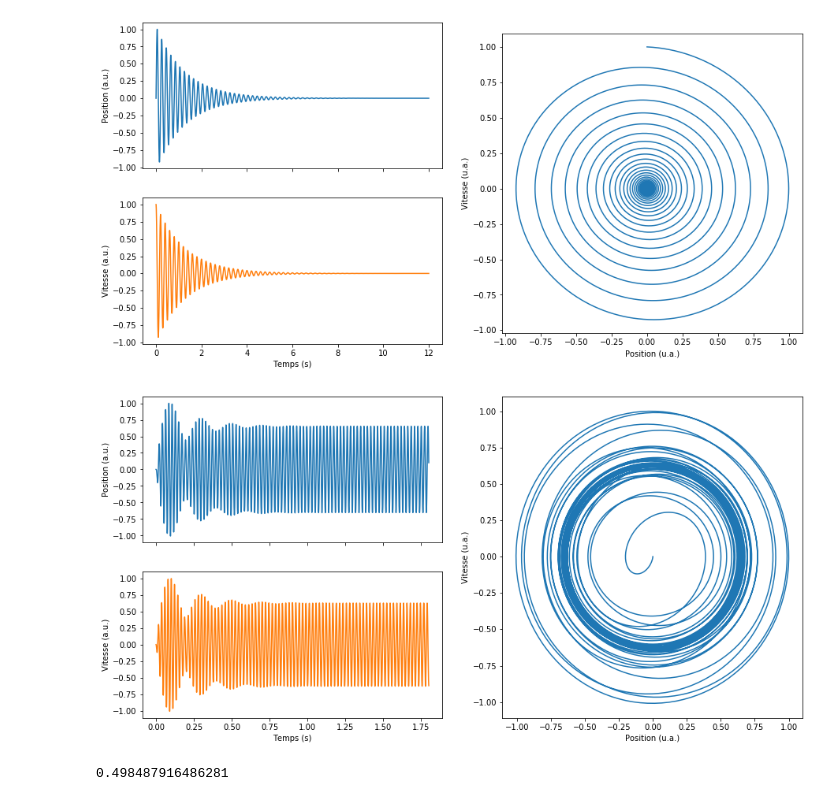
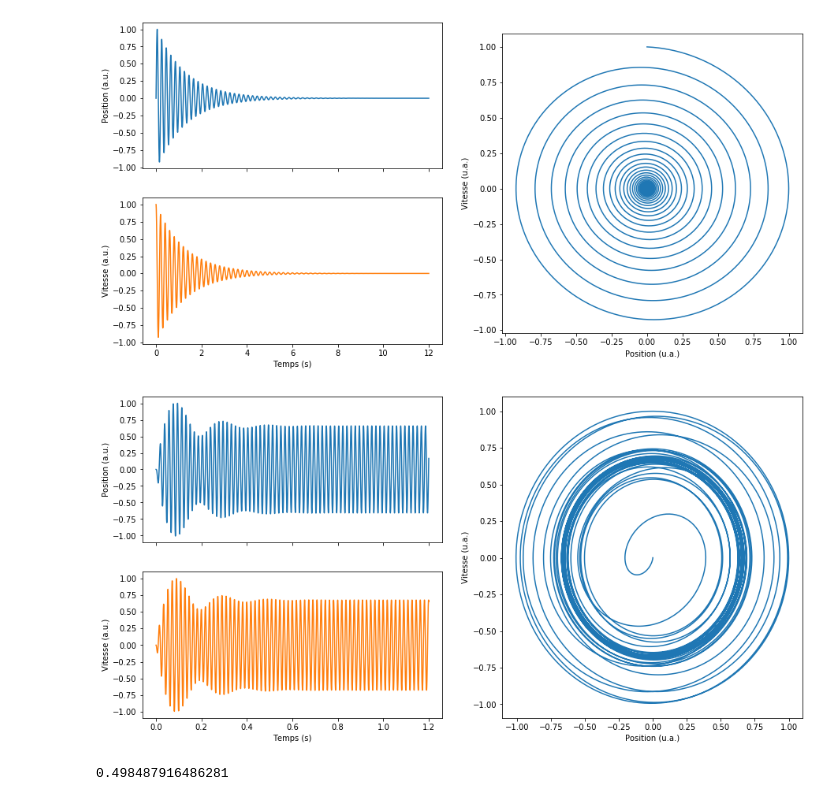
Before and after one commit to remimetzdorff/agregation, a Jupyter notebook: MEPD/MEPD_simulation.ipynb, the cells around one changed output. Cells and saved outputs as stored; diff of their text form; code cells hidden in the pictures.

```diff
--- a/MEPD/MEPD_simulation.ipynb
+++ b/MEPD/MEPD_simulation.ipynb
@@ -90,9 +88,9 @@ plot_regime_libre(fp=5, Q=20)
 # %% [output]
 [figure]
 # %%
-plot_excitation(fp=50, fe=45, Q=30)
+plot_excitation(fp=50, fe=55, Q=20)
 # %% [output]
-[figure, old version]
+[figure, new version]
 # %%
 l = 1
 g = 9.81
```
Also changed, not shown: parts of 1 cell of this notebook, 58 other files.
